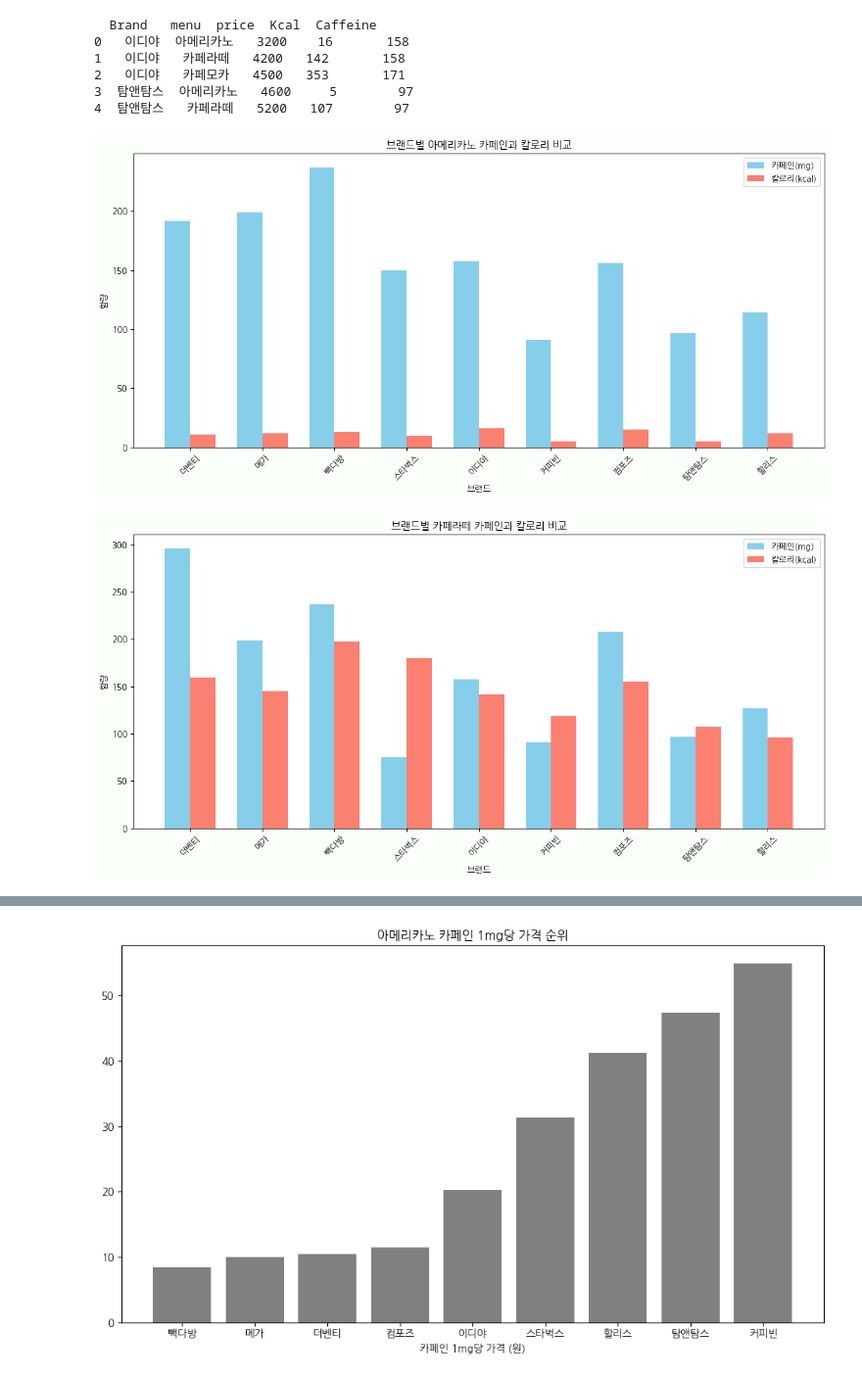
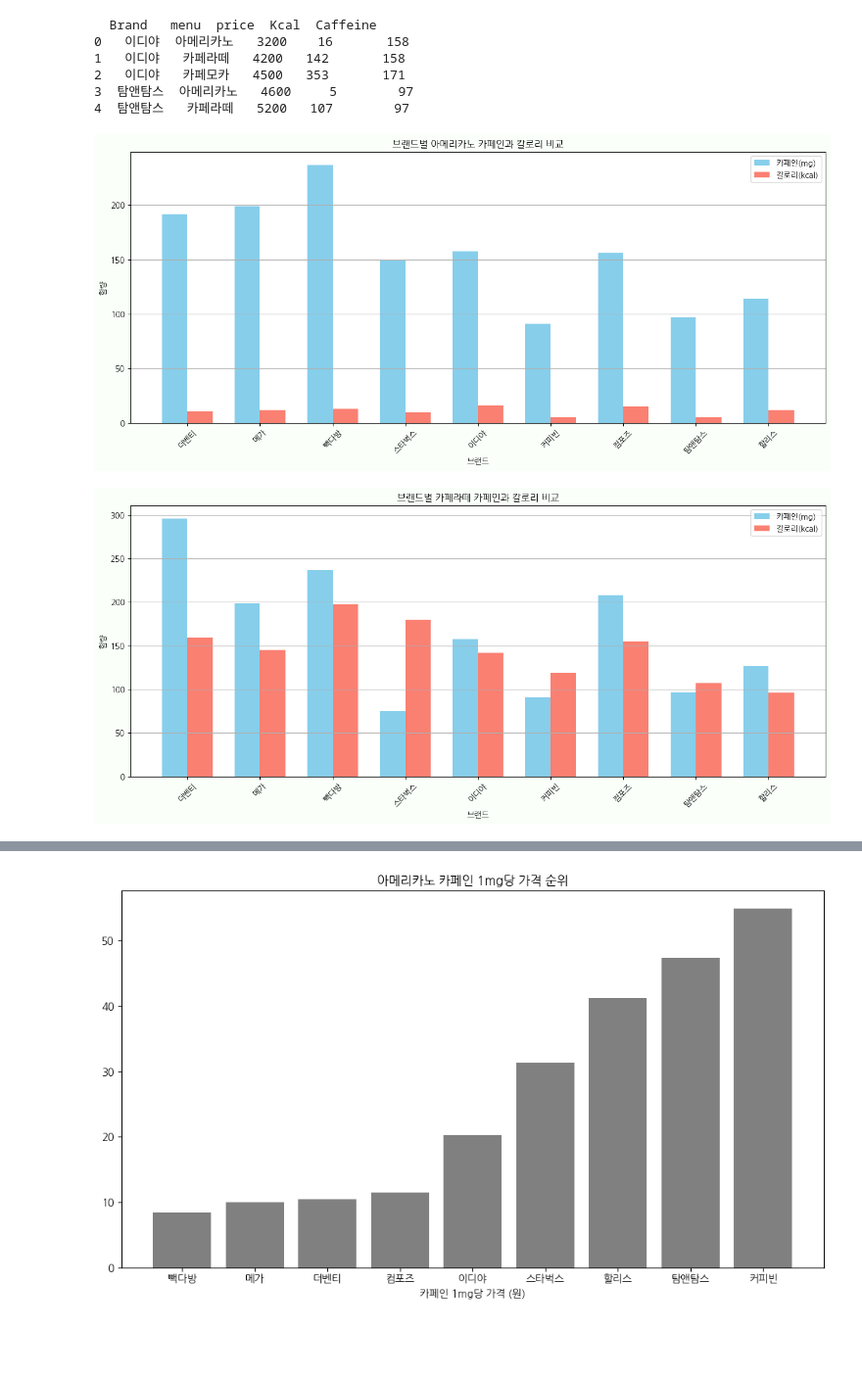
Before and after one commit to addinedu-ros-10th/eda-repo-1, a Jupyter notebook: programs/visualization.ipynb, the cells around one changed output, grey strips where cells are left out. Shown at 98% size. Saved outputs shown, nothing was run; the diff lists cells and outputs as text; code cells hidden in the pictures; blank space fills up the shorter version.

```diff
--- a/programs/visualization.ipynb
+++ b/programs/visualization.ipynb
@@ -35,26 +35,27 @@ import koreanize_matplotlib
 # %%
 # 2. 아메리카노 필터링 및 평균 카페인 계산
 americano = df[df['menu'] == '아메리카노']
 avg = americano.groupby("Brand")[["Caffeine", "Kcal"]].mean()
 
 # 4. 시각화
 x = avg.index
 bar_width = 0.35
 index = range(len(x))
 
-plt.figure(figsize=(12, 6), facecolor="#FAFFFA")  #배경색
+plt.figure(figsize=(13, 6), facecolor="#FAFFFA")  #배경색
 plt.bar(index, avg["Caffeine"], bar_width, label="카페인(mg)", color="skyblue")
 plt.bar([i + bar_width for i in index], avg["Kcal"], bar_width, label="칼로리(kcal)", color="salmon")
+plt.grid(True, axis='y')
 
 plt.xlabel("브랜드")
 plt.ylabel("함량")
 plt.title("브랜드별 아메리카노 카페인과 칼로리 비교")
 plt.xticks([i + bar_width/2 for i in index], x, rotation=45)
 plt.legend()
 plt.tight_layout()
 plt.show()
 # %% [output]
-[figure, old version]
+[figure, new version]
 # %%
 cafelatte = df[df['menu'] == '카페라떼']
 avg = cafelatte.groupby("Brand")[["Caffeine", "Kcal"]].mean()
@@ -63,9 +64,10 @@ x = avg.index
 bar_width = 0.35
 index = range(len(x))
 
-plt.figure(figsize=(12, 6), facecolor="#FAFFFA")
+plt.figure(figsize=(13, 6), facecolor="#FAFFFA")
 plt.bar(index, avg["Caffeine"], bar_width, label="카페인(mg)", color="skyblue")
 plt.bar([i + bar_width for i in index], avg["Kcal"], bar_width, label="칼로리(kcal)", color="salmon")
+plt.grid(True, axis='y')
 
 plt.xlabel("브랜드")
 plt.ylabel("함량")
@@ -75,7 +77,7 @@ plt.legend()
 plt.tight_layout()
 plt.show()
 # %% [output]
-[figure, old version]
+[figure, new version]
 # %%
 cafemoca = df[df['menu'] == '카페모카']
 avg = cafemoca.groupby("Brand")[["Caffeine", "Kcal"]].mean()
```
Also changed, not shown: parts of 8 cells of this notebook.
